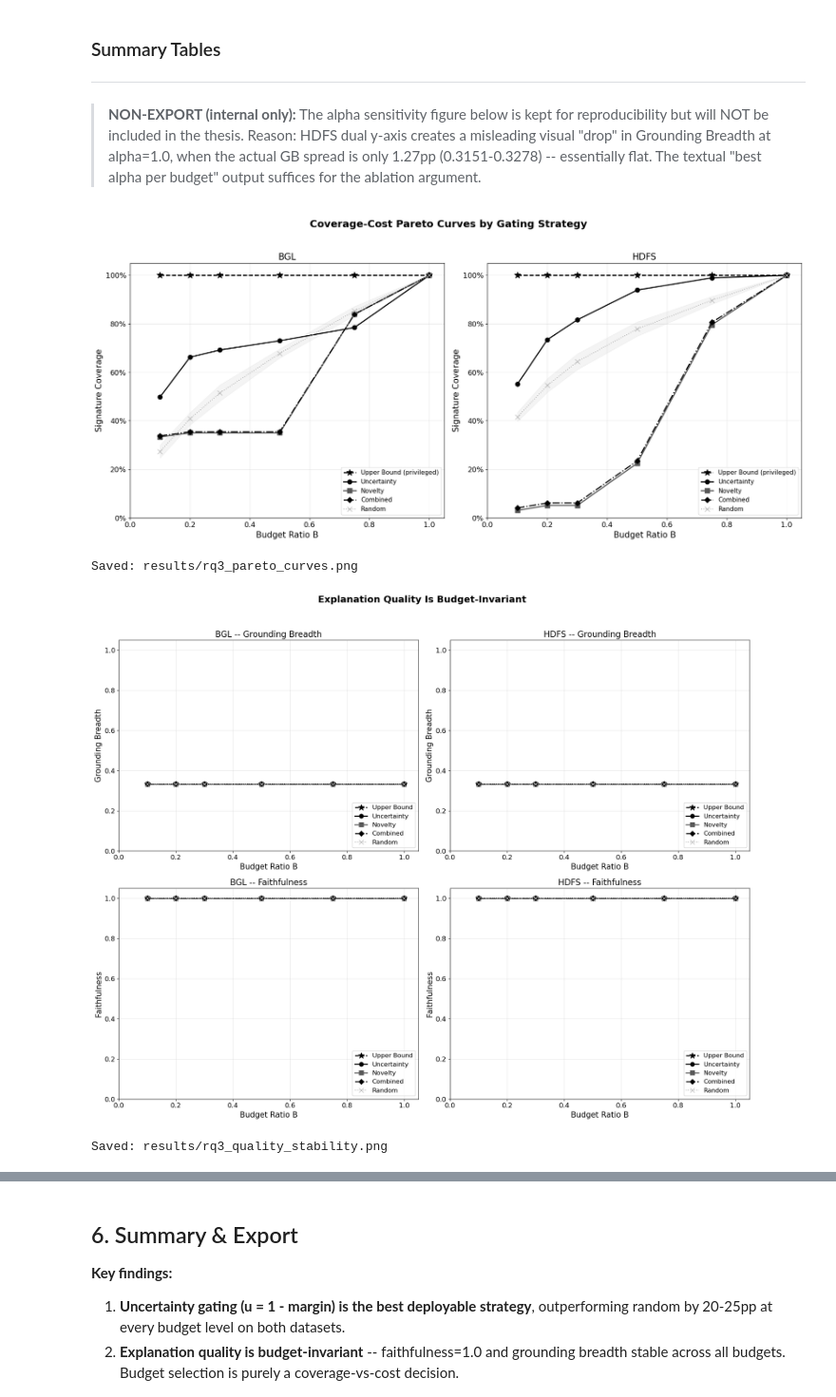
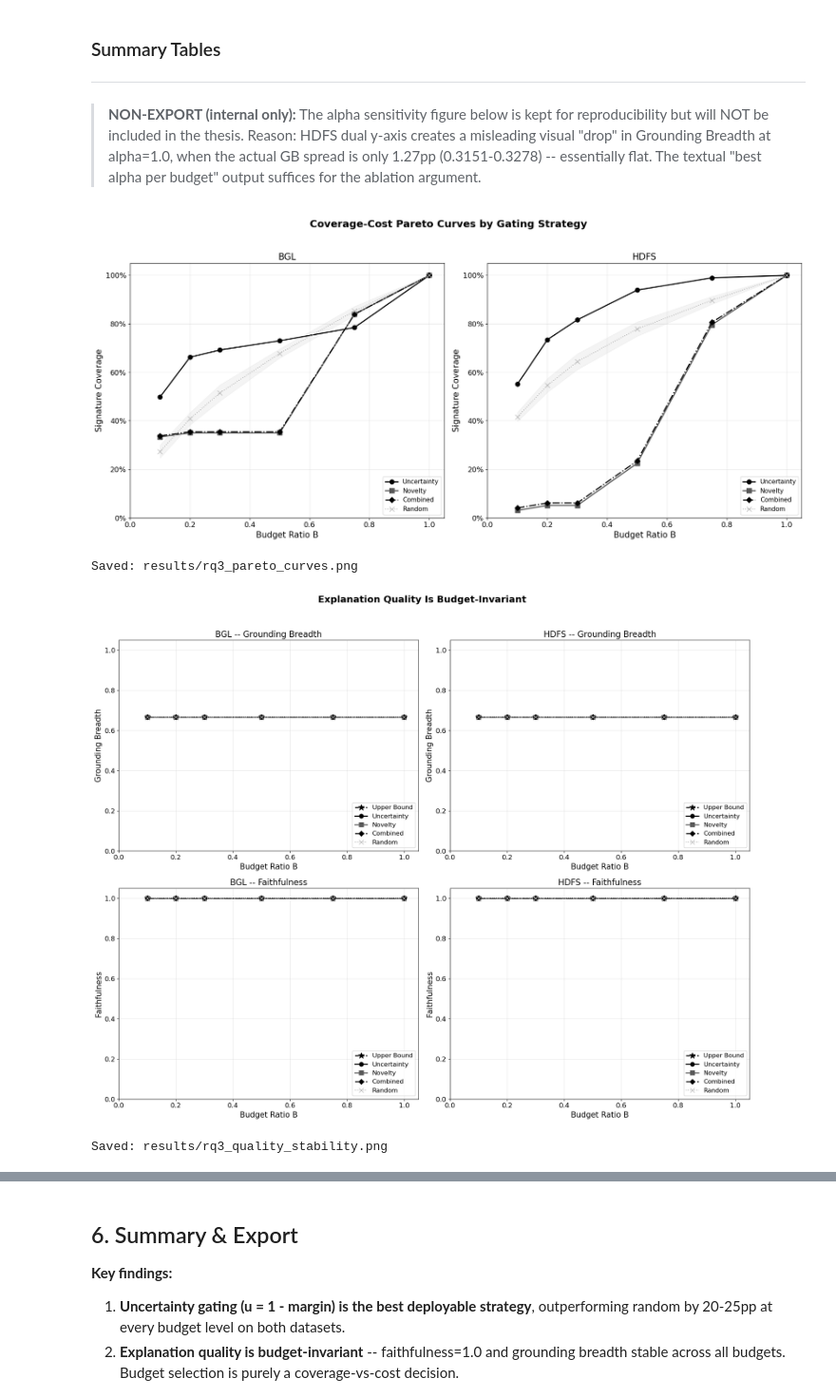
Before and after one commit to tw13023/agentic-log-explanations, a Jupyter notebook: notebooks/12_rq3_cost_quality_gating.ipynb, the cells around one changed output, grey strips where cells are left out. Shown at 95% size. Cells and saved outputs as stored; diff of their text form; code cells hidden in the pictures.

```diff
--- a/notebooks/12_rq3_cost_quality_gating.ipynb
+++ b/notebooks/12_rq3_cost_quality_gating.ipynb
@@ -99,12 +99,15 @@ def load_gpt51_jsonl(jsonl_path: Path, bm25_path: Path, dataset_name: str) -> pd
             ex = r['explanation']
             claims = ex.get('claims', [])
 
-            # Grounding breadth: fraction of claims citing E1-E4
+            # Grounding breadth: fraction of claims citing external evidence (any key != E0)
+            # Consistent with NB11 definition: external_ids = {k for k in emap if k != 'E0'}
+            emap = r.get('evidence_id_mapping', {})
+            external_ids = {k for k in emap if k != 'E0'}
             n_claims = len(claims)
             n_grounded = 0
             for c in claims:
-                eids = c.get('evidence_ids', [])
-                if any(e in eids for e in ['E1', 'E2', 'E3', 'E4']):
+                eids = set(c.get('evidence_ids', []))
+                if eids.intersection(external_ids):
                     n_grounded += 1
             gb = n_grounded / n_claims if n_claims > 0 else 0.0
 
@@ -511,8 +514,7 @@ dataset    strategy  budget  n_selected  unique_sigs coverage token_savings avg_
 > **NON-EXPORT (internal only):** The alpha sensitivity figure below is kept for reproducibility but will NOT be included in the thesis. Reason: HDFS dual y-axis creates a misleading visual "drop" in Grounding Breadth at alpha=1.0, when the actual GB spread is only 1.27pp (0.3151-0.3278) -- essentially flat. The textual "best alpha per budget" output suffices for the ablation argument.
 # %%
 # === Fig 1: Coverage-Cost Pareto Curves (Main Result) ===
-# Solid lines = deployable strategies (pre-LLM info only)
-# Dashed line = Upper Bound (privileged, requires post-LLM signature knowledge)
+# Deployable strategies only (pre-LLM info): Uncertainty, Novelty, Combined, Random
 
 STRATEGY_STYLES = {
     'Upper Bound':  {'color': '0.0',  'marker': '*', 'linestyle': '--',  'linewidth': 2,   'markersize': 12},
@@ -522,42 +524,45 @@ STRATEGY_STYLES = {
     'Random':       {'color': '0.7',  'marker': 'x', 'linestyle': ':',   'linewidth': 1.5, 'markersize': 8},
 }
 
+# Fig 1 shows deployable strategies only (Upper Bound excluded -- requires post-LLM signature knowledge)
+DEPLOYABLE_STRATEGIES = ['Uncertainty', 'Novelty', 'Combined', 'Random']
+
 fig, axes = plt.subplots(1, 2, figsize=(18, 8))
 
 for ax, dataset_name in [(axes[0], 'BGL'), (axes[1], 'HDFS')]:
     sim_ds = sim_all[sim_all['dataset'] == dataset_name]
 
-    for strategy, style in STRATEGY_STYLES.items():
+    for strategy in DEPLOYABLE_STRATEGIES:
+        style = STRATEGY_STYLES[strategy]
         data = sim_ds[sim_ds['strategy'] == strategy].sort_values('budget')
         if data.empty:
             continue
-        lbl = f'{strategy} (privileged)' if strategy == 'Upper Bound' else strategy
-        ax.plot(data['budget'], data['coverage'], label=lbl, **style)
+        ax.plot(data['budget'], data['coverage'], label=strategy, **style)
 
         if strategy == 'Random' and 'coverage_std' in data.columns:
             ax.fill_between(
                 data['budget'],
                 data['coverage'] - data.get('coverage_std', 0),
                 data['coverage'] + data.get('coverage_std', 0),
                 alpha=0.2, color='0.8')
 
     ax.set_xlabel('Budget Ratio B', fontsize=15)
     ax.set_ylabel('Signature Coverage', fontsize=15)
     ax.set_title(f'{dataset_name}', fontsize=16)
     ax.set_xlim(0.0, 1.05)
     ax.set_ylim(0, 1.05)
     ax.yaxis.set_major_formatter(mticker.PercentFormatter(1.0))
     ax.legend(fontsize=11, loc='lower right')
 
 fig.suptitle('Coverage-Cost Pareto Curves by Gating Strategy',
              fontsize=18, fontweight='bold', y=1.02)
 plt.tight_layout()
 plt.savefig(PROJECT_ROOT / 'results' / 'rq3_pareto_curves.png',
             dpi=600, bbox_inches='tight')
 plt.show()
 print("Saved: results/rq3_pareto_curves.png")
 # %% [output]
-[figure, old version]
+[figure, new version]
 Saved: results/rq3_pareto_curves.png
 # %%
 # === Fig 2: Quality Invariance Under Gating (Key Finding) ===
@@ -594,7 +599,7 @@ plt.savefig(PROJECT_ROOT / 'results' / 'rq3_quality_stability.png',
 plt.show()
 print("Saved: results/rq3_quality_stability.png")
 # %% [output]
-[figure, old version]
+[figure, new version]
 Saved: results/rq3_quality_stability.png
 # %%
 # === Fig 3: Alpha Sensitivity -- Ablation ===
```
Also changed, not shown: parts of 6 cells of this notebook, 26 other files.
